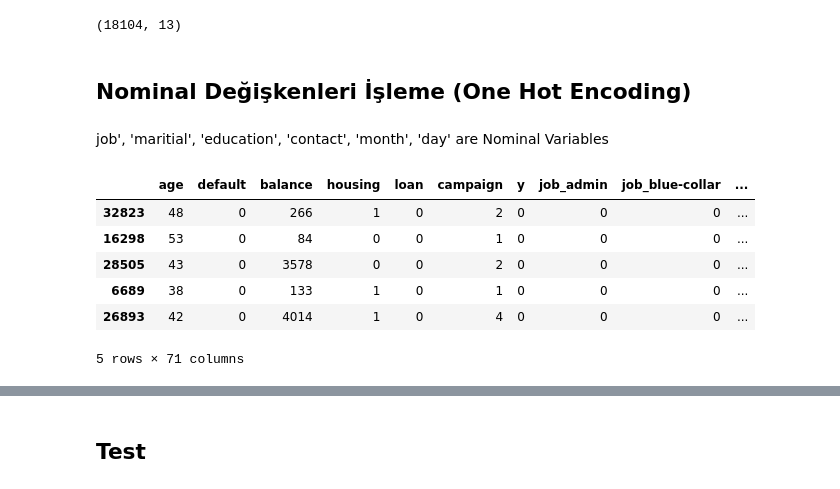
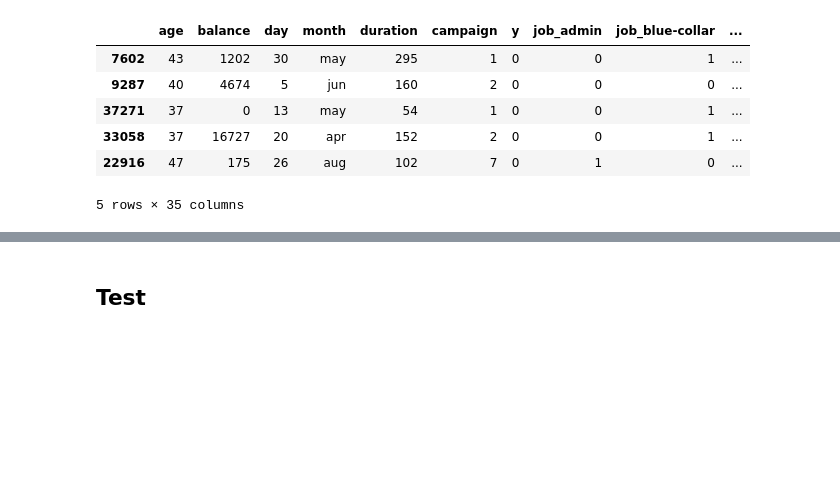
Before and after one commit to anengineer-py/gur8EBJ2IOxFgjtW, a Jupyter notebook: hangiKrediDataChallenge.ipynb, the cells around one changed output, grey strips where cells are left out. Cells and saved outputs as stored; diff of their text form; code cells hidden in the pictures; blank space fills up the shorter version.

```diff
--- a/hangiKrediDataChallenge.ipynb
+++ b/hangiKrediDataChallenge.ipynb
@@ -577,0 +165,4 @@ data.head()
+# %%
+category2 =["job", "month"]
+for c in category2:
+    bar_plot(c)
@@ -577,0 +291,5 @@ data.head()
+# %%
+#drop outlier
+
+data = data.drop(detect_outliers(data,["age","balance","campaign","day","duration"]),axis = 0).reset_index(drop = True)
+data.head(20)
@@ -1093,11 +649,0 @@ Verilerin çok çarpık olduğunu görebiliriz, bu yüzden 'evet'e karşılık g
-# %%
-d1=data_1.copy()
-d2=d1[d1.y=='yes']
-d1=pd.concat([d1, d2])
-d1=pd.concat([d1, d2])
-d1=pd.concat([d1, d2])
-d1=pd.concat([d1, d2])
-d1=pd.concat([d1, d2])
-d1=pd.concat([d1, d2])
-d1=pd.concat([d1, d2])
-data_1=d1
@@ -1126,4 +649,0 @@ data_1.head()
-# %%
-data_1['default'] = data_1['default'].map({'yes': 1,'unknown': -1,'no': 0})
-data_1['housing'] = data_1['housing'].map({'yes': 1,'unknown': -1,'no': 0})
-data_1['loan'] = data_1['loan'].map({'yes': 1,'unknown': -1,'no': 0})
@@ -1139,25 +650,16 @@ data_1.head()
-# %%
-data_1.shape
-# %% [output]
-(18104, 13)
-# %% [markdown]
-## Nominal Değişkenleri İşleme (One Hot Encoding)
-# %% [markdown]
-job', 'maritial', 'education', 'contact', 'month', 'day' are Nominal Variables
 # %%
-# One hot encoding of nominal varibles
-nominal = ['job','marital','education','contact','month','day']
+nominal = ['job', 'marital','education','default','housing','loan','contact']
 data_clean_1 = pd.get_dummies(data_1,columns=nominal)
 data_clean_1['y']=data_clean_1['y'].map({'yes': 1,'no': 0})
 data_clean_1.head()
 # %% [output]
-|  | age | default | balance | housing | loan | campaign | y | job_admin | job_blue-collar | ... |
-| 32823 | 48 | 0 | 266 | 1 | 0 | 2 | 0 | 0 | 0 | ... |
-| 16298 | 53 | 0 | 84 | 0 | 0 | 1 | 0 | 0 | 0 | ... |
-| 28505 | 43 | 0 | 3578 | 0 | 0 | 2 | 0 | 0 | 0 | ... |
-| 6689 | 38 | 0 | 133 | 1 | 0 | 1 | 0 | 0 | 0 | ... |
-| 26893 | 42 | 0 | 4014 | 1 | 0 | 4 | 0 | 0 | 0 | ... |
+|  | age | balance | day | month | duration | campaign | y | job_admin | job_blue-collar | ... |
+| 7602 | 43 | 1202 | 30 | may | 295 | 1 | 0 | 0 | 1 | ... |
+| 9287 | 40 | 4674 | 5 | jun | 160 | 2 | 0 | 0 | 0 | ... |
+| 37271 | 37 | 0 | 13 | may | 54 | 1 | 0 | 0 | 1 | ... |
+| 33058 | 37 | 16727 | 20 | apr | 152 | 2 | 0 | 0 | 1 | ... |
+| 22916 | 47 | 175 | 26 | aug | 102 | 7 | 0 | 1 | 0 | ... |
-5 rows × 71 columns
+5 rows × 35 columns
 # %%
 data_clean_1.shape
 # %% [output]
```
Also changed, not shown: parts of 207 cells of this notebook, 1 other file.
